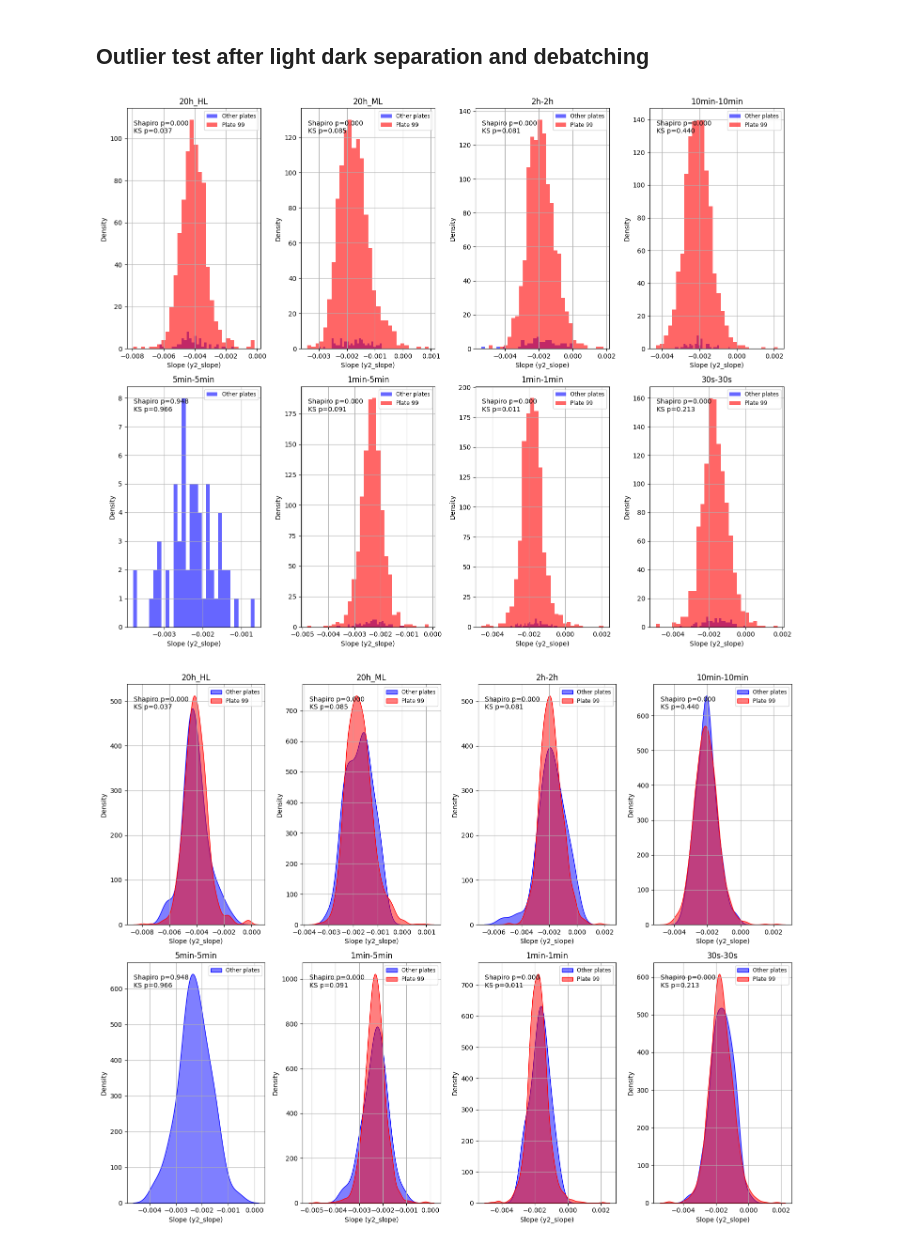
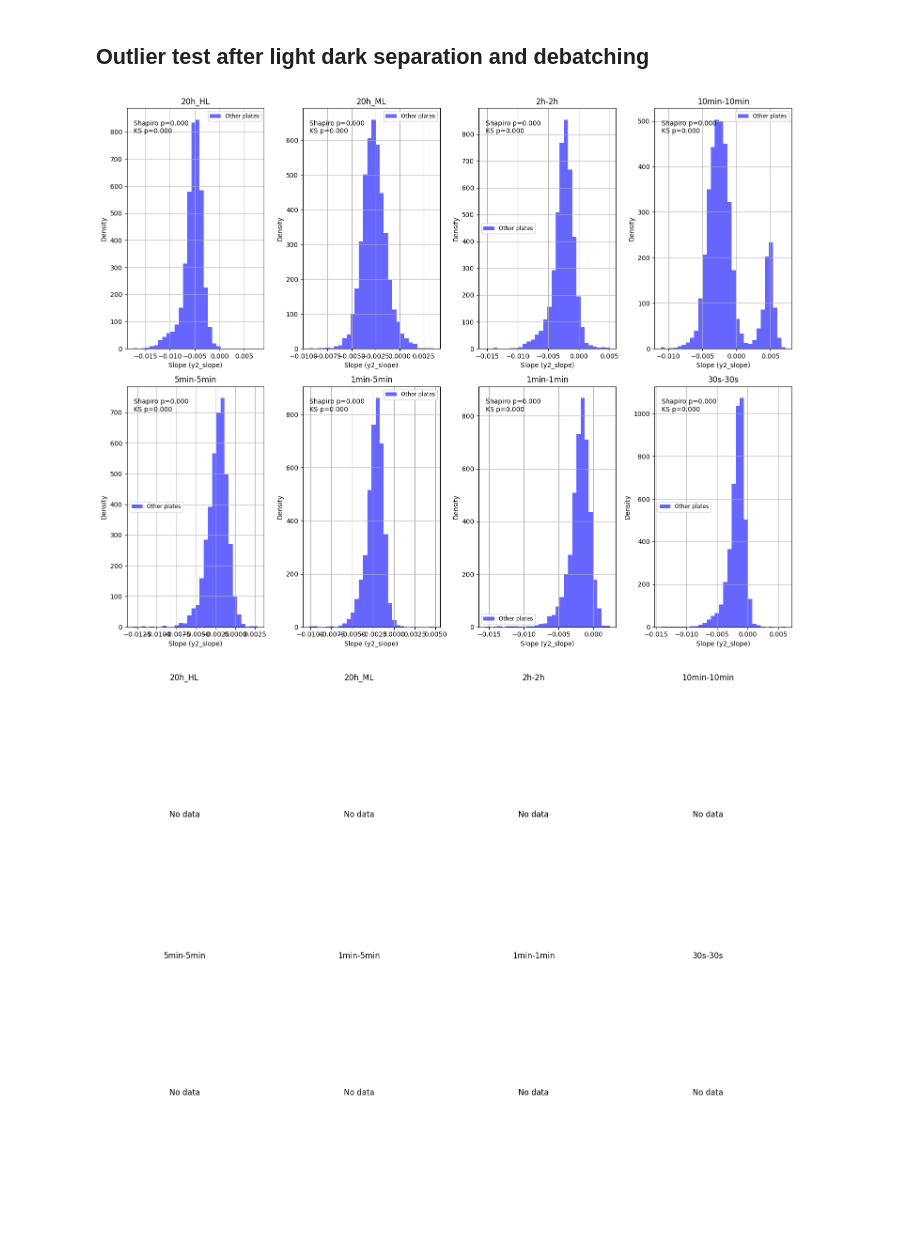
Before and after one commit to Imane-Mkt/Chlamy, a Jupyter notebook: Chlamy_Project_v2-main/Notebooks_Imane/lightanddarkslopes.ipynb, the cells around one changed output. Drawn from its saved outputs; the diff is of its cells as text; code cells hidden in the pictures.

```diff
--- a/Chlamy_Project_v2-main/Notebooks_Imane/lightanddarkslopes.ipynb
+++ b/Chlamy_Project_v2-main/Notebooks_Imane/lightanddarkslopes.ipynb
@@ -18,4 +18,4 @@ data_33 = pd.read_csv('/home/imokhtatif/.vscode-server/Chlamy_Project_v2-main/Qu
 data_99 = pd.read_csv('/home/imokhtatif/.vscode-server/Chlamy_Project_v2-main/Quantile_normalization/phase2_99_quantile1.csv')
 data = pd.concat([data_30, data_31, data_32, data_33, data_99])
 # %%
-data = pd.read_csv('/home/imokhtatif/.vscode-server/Chlamy_Project_v2-main/Quantile_normalization/2025_5_phase2.csv')
+data = pd.read_csv('/home/imokhtatif/.vscode-server/Chlamy_Project_v2-main/Data/2025_5_phase1_light_status_slope_randeffONLYPLATES_ontimepoints.csv')
@@ -24,6 +22,6 @@ FileNotFoundError: [Errno 2] No such file or directory: '/home/imokhtatif/.vscod
 # %%
 # adding light_status_ columns based on the PAR column in the design matrices
-
+# need all files to be names like 20250101_plate-MX_light.csv or
 folder = '/home/imokhtatif/.vscode-server/Chlamy_Project_v2-main/Data/exemples of light on light off'
 data = data.copy()
 
@@ -51,7 +49,7 @@ for fname in os.listdir(folder):
 for fname, _ in latest_files.values():
     for plate in data['plate'].unique():
         for light in data['light_regime'].unique():
-            if (f"_99v1-" in fname) and (light in fname):
+            if (f"_99-" in fname) and (light in fname):  # 99 for phase 1 and 99v1 for phase 2 light statuses
                 path = os.path.join(folder, fname)
                 try:
                     dm = pd.read_csv(path, sep=';', encoding='utf-8')
@@ -100,7 +116,7 @@ print(min(dm['Time']), max(dm['Time']))
 data['plate']= data['plate'].astype(str)
 # %%
 # Plotting the light and dark timepoints for sanity checks
-data = pd.read_csv('/home/imokhtatif/.vscode-server/Chlamy_Project_v2-main/Quantile_normalization/2025_5_phase2_light_status_slope_QtilNorm_randeffONLYPLATES_ontimepoints.csv')
+#data = pd.read_csv('/home/imokhtatif/.vscode-server/Chlamy_Project_v2-main/Quantile_normalization/2025_5_phase2_light_status_slope_QtilNorm_randeffONLYPLATES_ontimepoints.csv')
 y2_columns = [col for col in data.columns if col.startswith('y2_') and col.split('_')[-1].isdigit() and 'std' not in col]
 time_columns = [col for col in data.columns if col.startswith('measurement_time_')]
 light_status_cols = [col for col in data.columns if col.startswith('light_status_')]
@@ -119,9 +135,9 @@ elapsed_hours_cols = sorted(
     key=lambda x: int(x.split("_")[-1])
 )
 
-data = data[data['mutated_genes'].isin(['Cre12.g531900'])]
+#data = data[data['mutated_genes'].isin(['Cre12.g531900'])]
 # modifiable
-light_regime = '30s-30s'
+light_regime = '10min-10min'
 plates = sorted(data[data['light_regime'] == light_regime]['plate'].unique())
 n = len(plates)
 
@@ -157,7 +173,7 @@ for i, plate in enumerate(plates):
                 x = time_values[cond_mask].reshape(-1, 1)
                 y = y2_values[cond_mask]
                 model = LinearRegression().fit(x, y)
-                print(condition, model.coef_[0])
+                #print(condition, model.coef_[0])
                 x_line = np.linspace(x.min(), x.max(), 100).reshape(-1, 1)
                 y_line = model.predict(x_line)
                 ax.plot(x_line, y_line, color=color, linewidth=1)
@@ -277,13 +293,15 @@ array(['30v1', '30v2', '30v3', '31v1', '31v2', '31v3', '32v1', '32v2',
 # %% [markdown]
 ## Outlier test after light dark separation and debatching
 # %%
-data=pd.read_csv('/home/imokhtatif/.vscode-server/Chlamy_Project_v2-main/Quantile_normalization/2025_5_phase2_light_status_slope_QtilNorm_randeffONLYPLATES_ontimepoints.csv')
-#data['y2_slope'] = data['y2_slope_mixed_centered']
+data=pd.read_csv('/home/imokhtatif/.vscode-server/Chlamy_Project_v2-main/Data/2025_5_phase2_p-to-zconversion.csv')
+#data['y2_slope'] = data['z_score']
 # %%
 data['plate'] = data['plate'].astype(str)
 # %%
+from scipy.stats import norm
+from scipy.stats import shapiro, ks_2samp, kstest
 
-normalised_wts = data[(data['mutant_ID'] == 'WT')]# & (data['plate']!='99')]
+normalised_wts = data[(data['mutant_ID'] != 'WT')]# & (data['plate']!='99')]
 
 light_regimes = ['20h_HL', '20h_ML', '2h-2h', '10min-10min', '5min-5min', '1min-5min', '1min-1min', '30s-30s']
 
@@ -305,34 +323,34 @@ for i, light_regime in enumerate(light_regimes):
         ax.set_title(f'{light_regime}')
         ax.axis('off')
         continue
 
     if not slopes_other.empty:
         ax.hist(slopes_other, bins=30, alpha=0.6, color='blue', label='Other plates')
 
     if not slopes_99.empty:
         ax.hist(slopes_99, bins=30, alpha=0.6, color='red', label='Plate 99')
 
     slopes_combined = pd.concat([slopes_99, slopes_other])
     mean, std = norm.fit(slopes_combined)
     shapiro_stat, shapiro_p = shapiro(slopes_combined)
     ks_stat, ks_p = kstest(slopes_combined, 'norm', args=(mean, std))
 
     ax.text(0.05, 0.95, f'Shapiro p={shapiro_p:.3f}\nKS p={ks_p:.3f}',
             transform=ax.transAxes, fontsize=10, verticalalignment='top')
 
     ax.set_title(f'{light_regime}')
     ax.set_xlabel('Slope (y2_slope)')
     ax.set_ylabel('Density')
     ax.legend(fontsize='small')
     ax.grid(True)
 
 for j in range(len(light_regimes), len(axes)):
     fig.delaxes(axes[j])
 
 plt.tight_layout()
 plt.show()
 # %% [output]
-[figure, old version]
+[figure, new version]
 # %%
 
 normalised_wts = data[(data['mutant_ID'] == 'WT')]# & (data['plate']!='99')]
@@ -385,7 +403,7 @@ for j in range(len(light_regimes), len(axes)):
 plt.tight_layout()
 plt.show()
 # %% [output]
-[figure, old version]
+[figure, new version]
 # %%
 import pandas as pd
 import numpy as np
```
Also changed, not shown: parts of 5 cells of this notebook, 10 other files.
